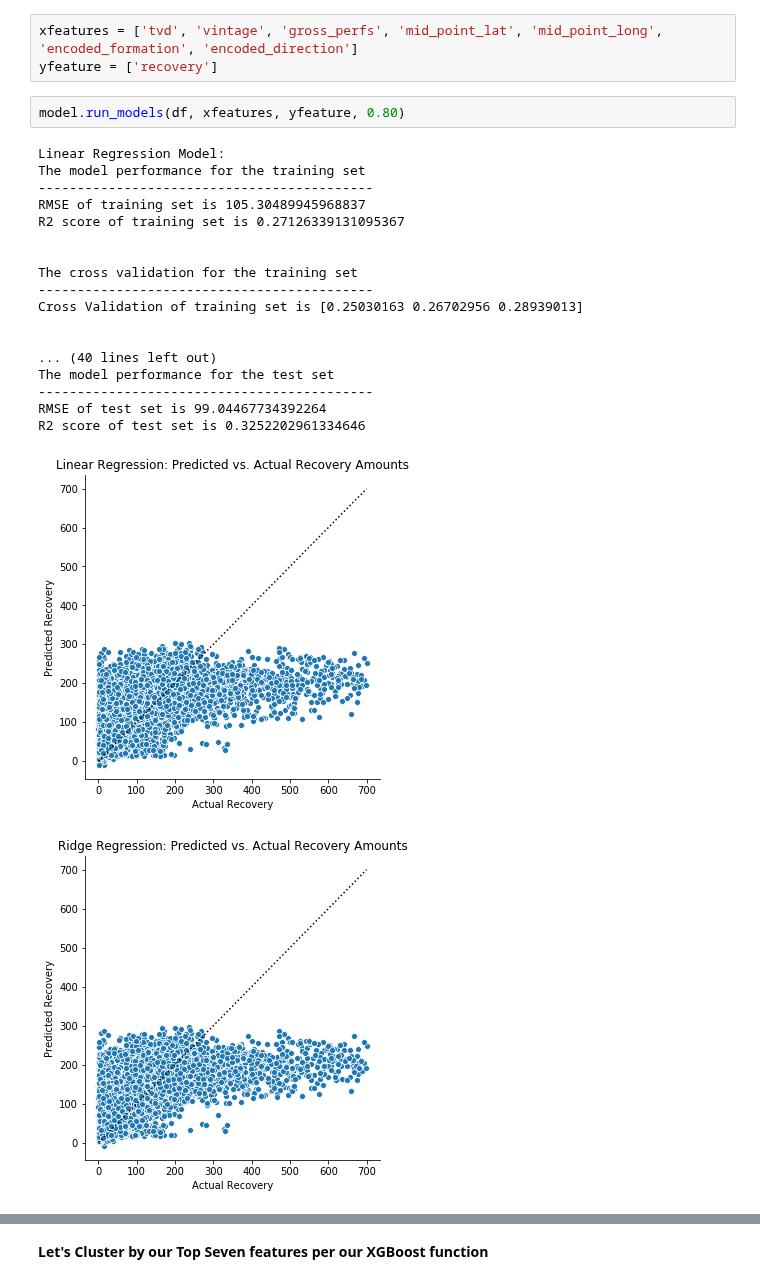
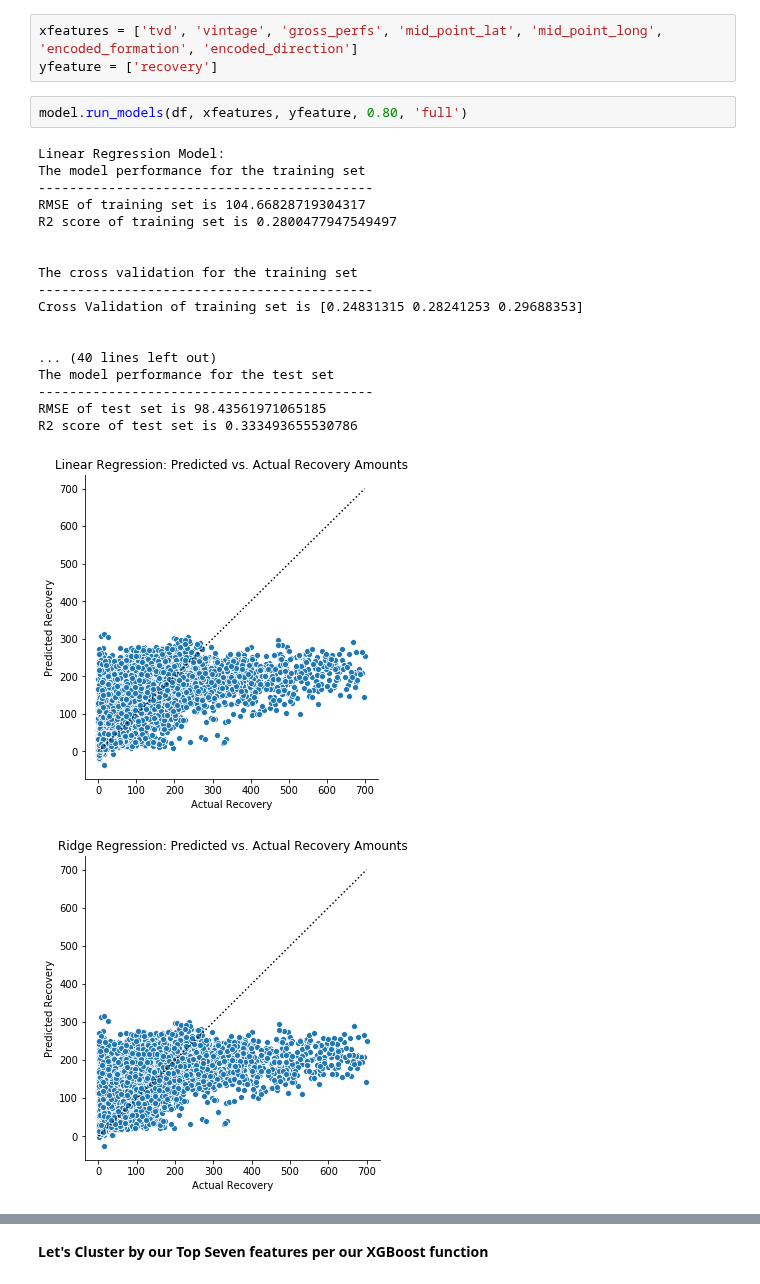
Before and after one commit to duc-analytica/DUC, a Jupyter notebook: model.ipynb, the cells around one changed output, grey strips where cells are left out. Saved outputs shown, nothing was run; the diff lists cells and outputs as text.

```diff
--- a/model.ipynb
+++ b/model.ipynb
@@ -152,24 +152,24 @@ feature_list
 xfeatures = ['tvd', 'vintage', 'gross_perfs', 'mid_point_lat', 'mid_point_long', 'encoded_formation', 'encoded_direction']
 yfeature = ['recovery']
 # %%
-model.run_models(df, xfeatures, yfeature, 0.80)
+model.run_models(df, xfeatures, yfeature, 0.80, 'full')
 # %% [output]
 Linear Regression Model:
 The model performance for the training set
 -------------------------------------------
-RMSE of training set is 105.30489945968837
-R2 score of training set is 0.27126339131095367
+RMSE of training set is 104.66828719304317
+R2 score of training set is 0.2800477947549497
 
 
 The cross validation for the training set
 -------------------------------------------
-Cross Validation of training set is [0.25030163 0.26702956 0.28939013]
+Cross Validation of training set is [0.24831315 0.28241253 0.29688353]
 
 
 ... (40 lines left out)
 The model performance for the test set
 -------------------------------------------
-RMSE of test set is 99.04467734392264
-R2 score of test set is 0.3252202961334646
+RMSE of test set is 98.43561971065185
+R2 score of test set is 0.333493655530786
-[figure, old version]
+[figure, new version]
-[figure, old version]
+[figure, new version]
```
Also changed, not shown: parts of 4 cells of this notebook.
